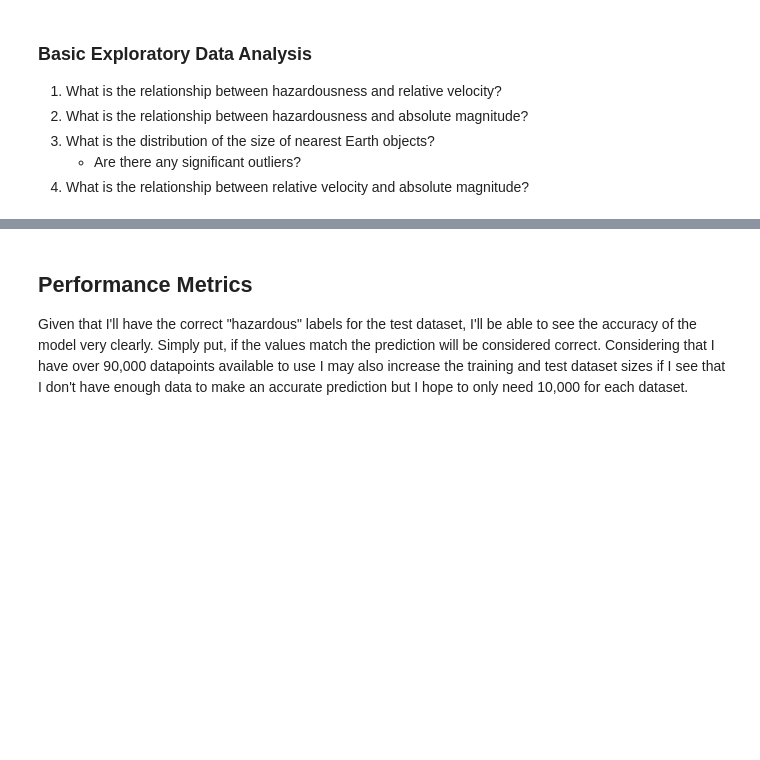
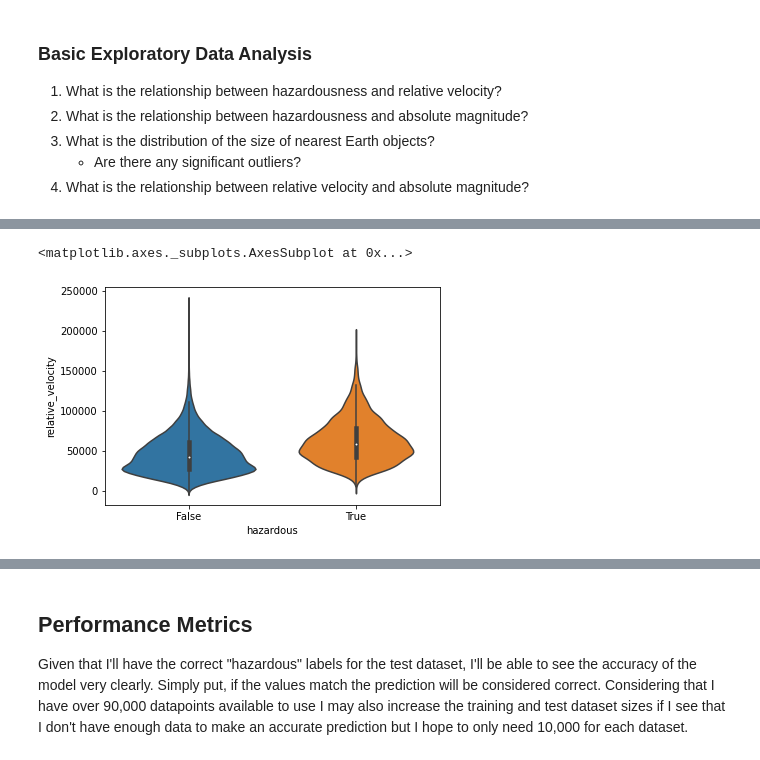
Before and after one commit to samarakoon-ryan/NASA-nearest-earth-objects-modeling, a Jupyter notebook: week1_assignment.ipynb, the cells around one changed output, grey strips where cells are left out. Drawn from its saved outputs; the diff is of its cells as text; code cells hidden in the pictures; blank space fills up the shorter version.

```diff
--- a/week1_assignment.ipynb
+++ b/week1_assignment.ipynb
@@ -22,0 +81,5 @@ Dataset Source - https://www.kaggle.com/datasets/sameepvani/nasa-nearest-earth-o
+# %%
+sns.violinplot(data=neos, y='relative_velocity', x='hazardous')
+# %% [output]
+<matplotlib.axes._subplots.AxesSubplot at 0x...>
+[figure, added]
```
Also changed, not shown: parts of 12 cells of this notebook.
